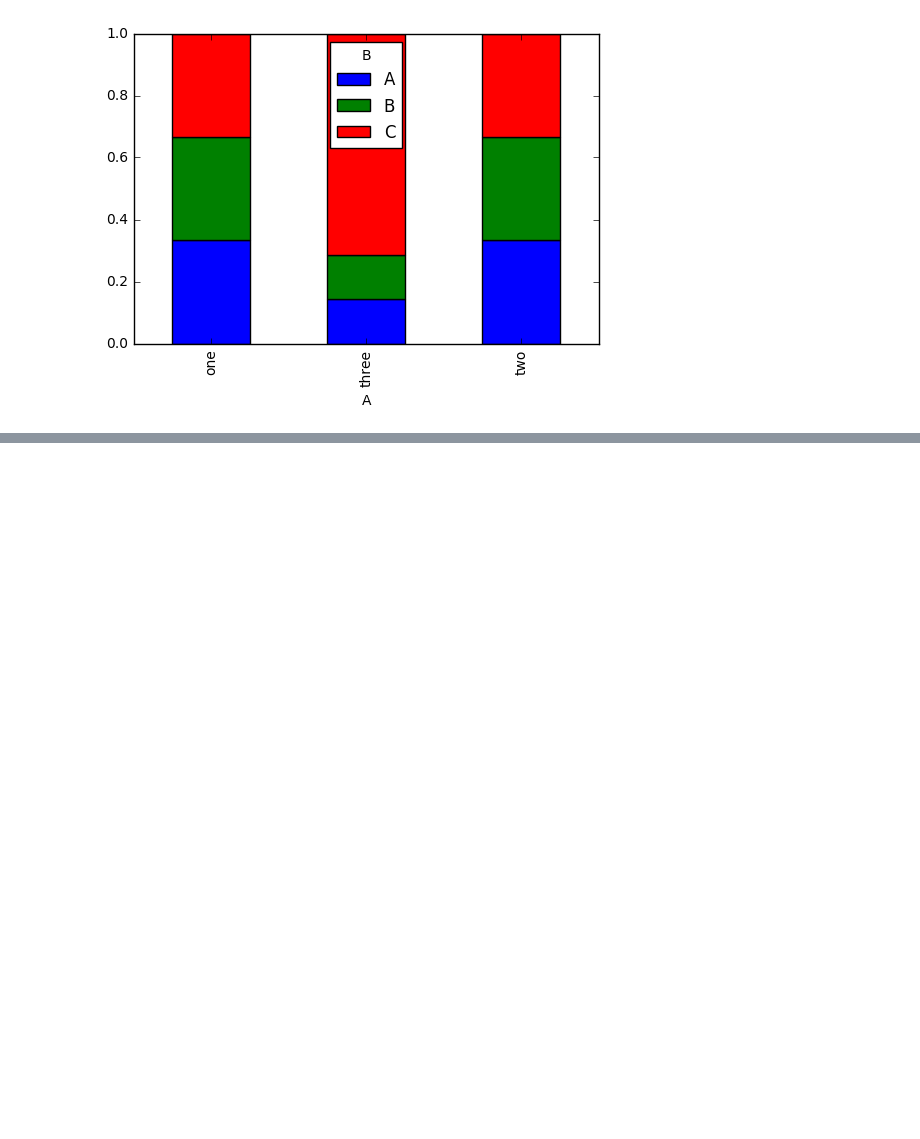
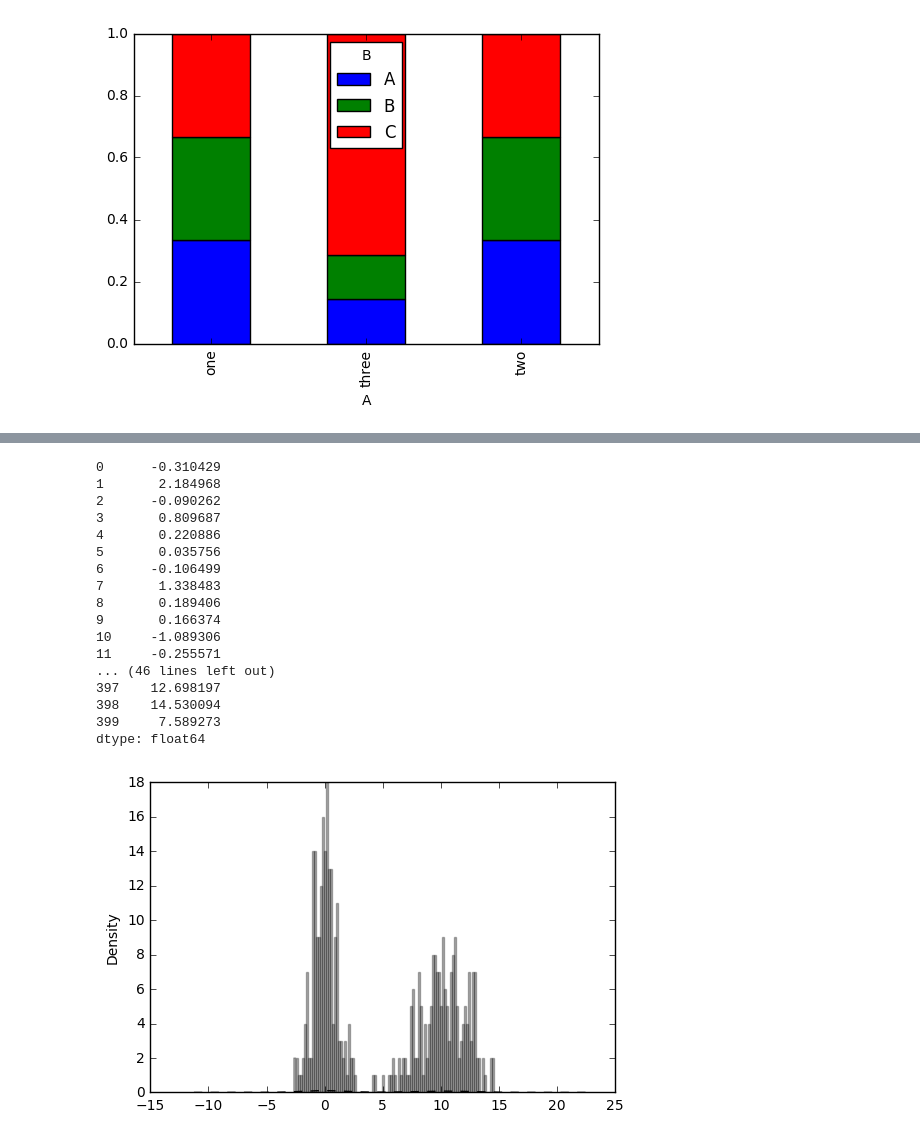
Before and after one commit to linked0/kaggle-web, a Jupyter notebook: app_ml/examples/pydata/ch08.ipynb, the cells around one changed output, grey strips where cells are left out. Saved outputs shown, nothing was run; the diff lists cells and outputs as text; code cells hidden in the pictures; blank space fills up the shorter version.

```diff
--- a/app_ml/examples/pydata/ch08.ipynb
+++ b/app_ml/examples/pydata/ch08.ipynb
@@ -297,0 +347,28 @@ party_pcts.plot(kind='bar', stacked=True)
+# %%
+%matplotlib inline
+comp1 = np.random.normal(0, 1, size=200)
+comp2 = np.random.normal(10, 2, size=200)
+from pandas import Series
+values = Series(np.concatenate([comp1, comp2]))
+values.hist(bins=100, alpha=0.3, color='k')
+values.plot(kind='kde', style='k--')
+values
+# %% [output]
+0      -0.310429
+1       2.184968
+2      -0.090262
+3       0.809687
+4       0.220886
+5       0.035756
+6      -0.106499
+7       1.338483
+8       0.189406
+9       0.166374
+10     -1.089306
+11     -0.255571
+... (46 lines left out)
+397    12.698197
+398    14.530094
+399     7.589273
+dtype: float64
+[figure, added]
```
Also changed, not shown: parts of 5 cells of this notebook, 2 other files.
